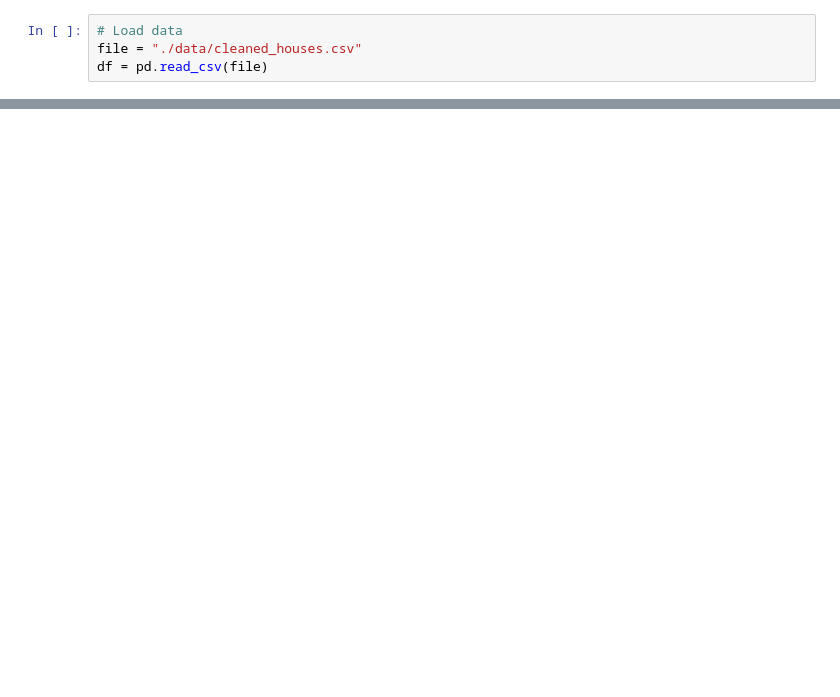
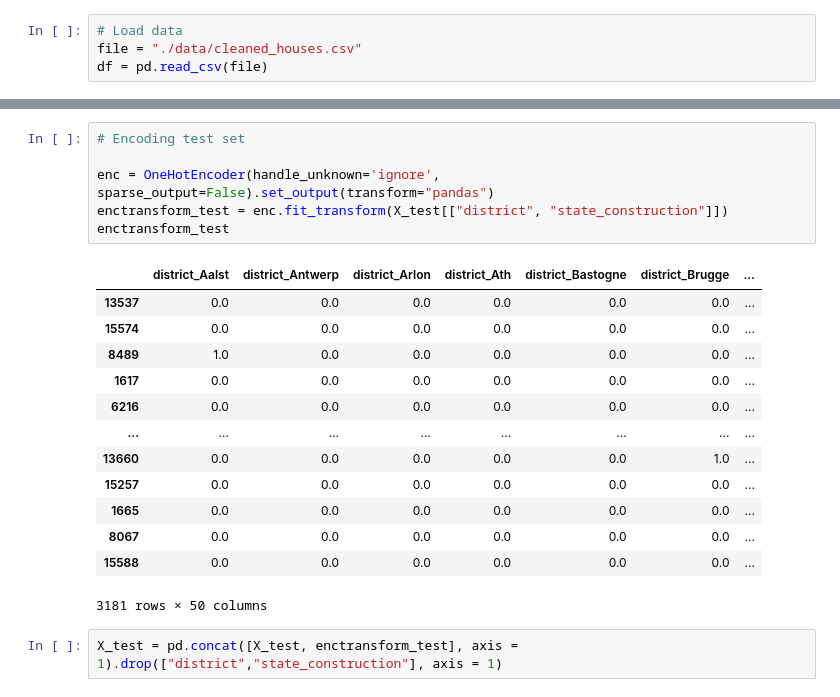
Before and after one commit to andreaharit/05-immoeliza-ml-Andrea, a Jupyter notebook: preprocessing.ipynb, the cells around one changed output, grey strips where cells are left out. Drawn from its saved outputs; the diff is of its cells as text; blank space fills up the shorter version.

```diff
--- a/preprocessing.ipynb
+++ b/preprocessing.ipynb
@@ -143,0 +91,22 @@ dtype: float64
+# %%
+# Encoding test set
+
+enc = OneHotEncoder(handle_unknown='ignore', sparse_output=False).set_output(transform="pandas")
+enctransform_test = enc.fit_transform(X_test[["district", "state_construction"]])
+enctransform_test
+# %% [output]
+|  | district_Aalst | district_Antwerp | district_Arlon | district_Ath | district_Bastogne | district_Brugge | ... |
+| 13537 | 0.0 | 0.0 | 0.0 | 0.0 | 0.0 | 0.0 | ... |
+| 15574 | 0.0 | 0.0 | 0.0 | 0.0 | 0.0 | 0.0 | ... |
+| 8489 | 1.0 | 0.0 | 0.0 | 0.0 | 0.0 | 0.0 | ... |
+| 1617 | 0.0 | 0.0 | 0.0 | 0.0 | 0.0 | 0.0 | ... |
+| 6216 | 0.0 | 0.0 | 0.0 | 0.0 | 0.0 | 0.0 | ... |
+| ... | ... | ... | ... | ... | ... | ... | ... |
+| 13660 | 0.0 | 0.0 | 0.0 | 0.0 | 0.0 | 1.0 | ... |
+| 15257 | 0.0 | 0.0 | 0.0 | 0.0 | 0.0 | 0.0 | ... |
+| 1665 | 0.0 | 0.0 | 0.0 | 0.0 | 0.0 | 0.0 | ... |
+| 8067 | 0.0 | 0.0 | 0.0 | 0.0 | 0.0 | 0.0 | ... |
+| 15588 | 0.0 | 0.0 | 0.0 | 0.0 | 0.0 | 0.0 | ... |
+3181 rows × 50 columns
+# %%
+X_test = pd.concat([X_test, enctransform_test], axis = 1).drop(["district","state_construction"], axis = 1)
```
Also changed, not shown: parts of 33 cells of this notebook, 2 other files.
